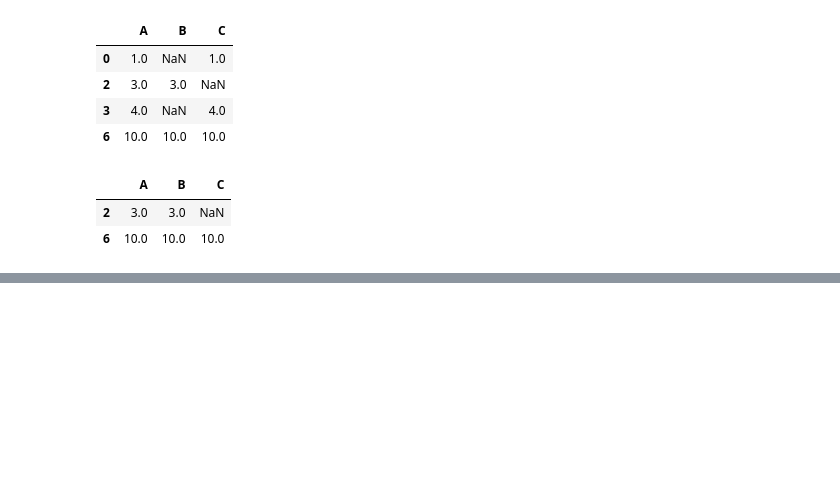
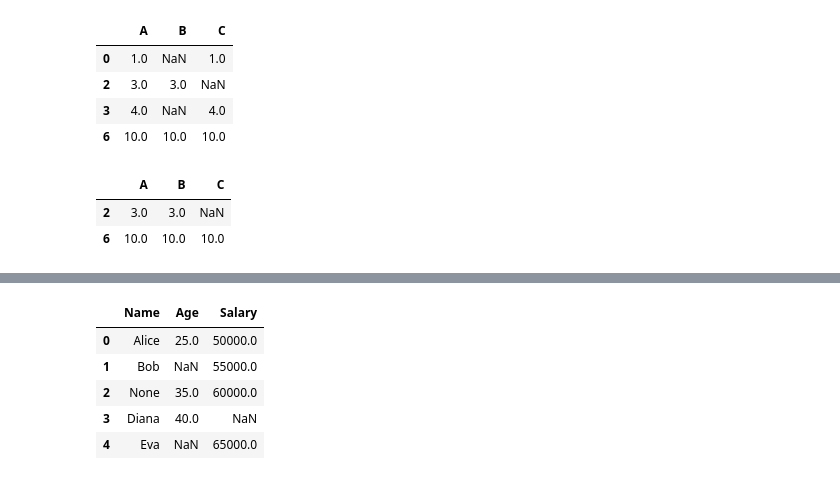
Before and after one commit to sokhan1/Introduction-to-data-analysts, a Jupyter notebook: 3_10_values_&_NA.ipynb, the cells around one changed output, grey strips where cells are left out. Saved outputs shown, nothing was run; the diff lists cells and outputs as text; code cells hidden in the pictures; blank space fills up the shorter version.

```diff
--- a/3_10_values_&_NA.ipynb
+++ b/3_10_values_&_NA.ipynb
@@ -145,0 +246,16 @@ df.dropna( subset = ['A','B'],how = 'any')
+# %%
+import pandas as pd
+import numpy as np
+
+data_ex = { 'Name':['Alice', 'Bob', None, 'Diana', 'Eva'],
+         'Age':[25, None, 35, 40, np.nan],
+         'Salary': [50000, 55000, 60000, np.nan, 65000]}
+df_ex=pd.DataFrame(data_ex)
+df_ex
+# %% [output]
+|  | Name | Age | Salary |
+| 0 | Alice | 25.0 | 50000.0 |
+| 1 | Bob | NaN | 55000.0 |
+| 2 | None | 35.0 | 60000.0 |
+| 3 | Diana | 40.0 | NaN |
+| 4 | Eva | NaN | 65000.0 |
```
Also changed, not shown: parts of 7 cells of this notebook.
